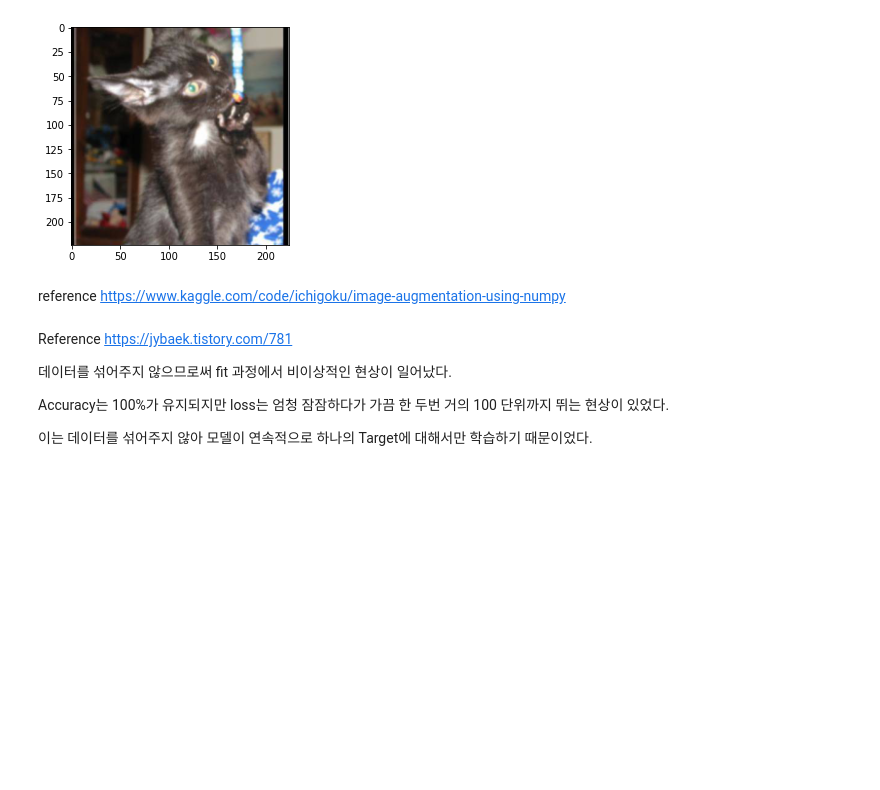
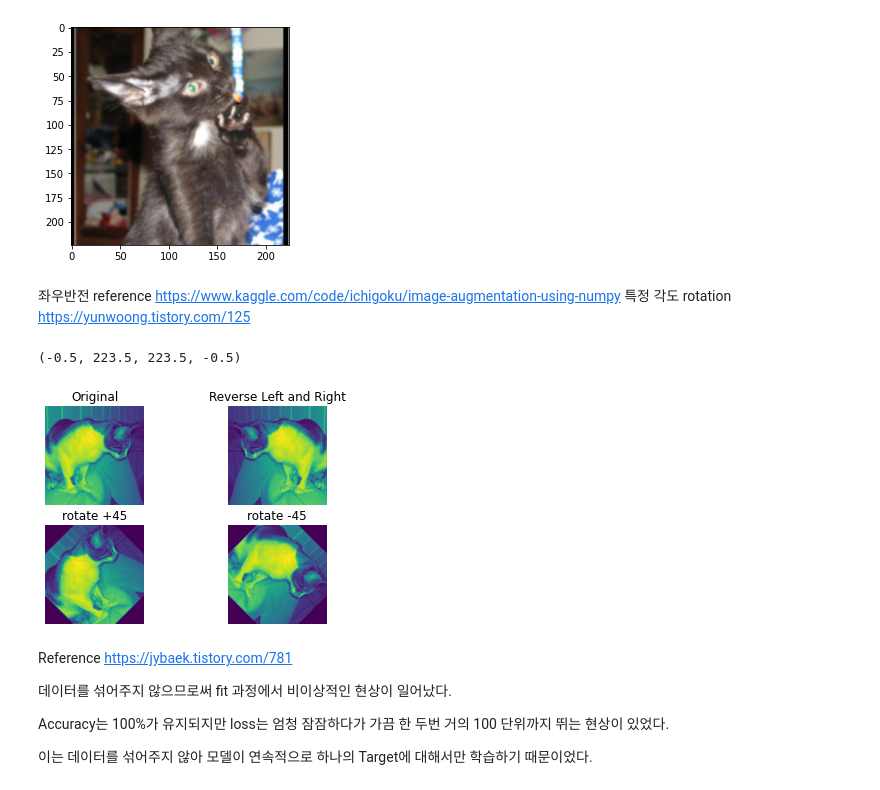
Before and after one commit to drawcodeboy/Cat_n_Dog_Classification, a Jupyter notebook: cat_n_dog_data_preprocessing_ver2.ipynb, the cells around one changed output. Cells and saved outputs as stored; diff of their text form; code cells hidden in the pictures; blank space fills up the shorter version.

```diff
--- a/cat_n_dog_data_preprocessing_ver2.ipynb
+++ b/cat_n_dog_data_preprocessing_ver2.ipynb
@@ -75,20 +63,3 @@ plt.imshow(crop_center(train_set[2]))
 # %% [output]
 <matplotlib.image.AxesImage at 0x...>
 [figure]
-# %%
-train_scaled = []
-
-# Gray Scaling은 영향이 미비하기에 없앰.
-
-for i, img in enumerate(train_set):
-    img_crop = crop_center(img)
-    img_gray = cv2.cvtColor(img_crop, cv2.COLOR_BGR2GRAY)
-    img_crop_flip = np.flipud(img_gray) # Image Augmentation
-    img_crop_rot90 = np.rot90(img_gray)
-    train_scaled.append(img_gray)
-    train_scaled.append(img_crop_flip)
-    train_scaled.append(img_crop_rot90)
-
-train_scaled = np.array(train_scaled)
-
-del train_set # 더 이상 사용하지 않는 train_set 객체 변수 삭제 -> RAM 사용량 줄이기
@@ -95,6 +96,29 @@ del train_set # 더 이상 사용하지 않는 train_set 객체 변수 삭제 ->
 # %% [markdown]
-reference
+좌우반전 reference
 https://www.kaggle.com/code/ichigoku/image-augmentation-using-numpy
+특정 각도 rotation
+https://yunwoong.tistory.com/125
+# %%
+fig, axs = plt.subplots(2, 2)
+
+axs[0][0].imshow(train_scaled[0])
+axs[0][0].set_title('Original')
+axs[0][0].axis('off')
+
+axs[0][1].imshow(train_scaled[1])
+axs[0][1].set_title('Reverse Left and Right')
+axs[0][1].axis('off')
+
+axs[1][0].imshow(train_scaled[2])
+axs[1][0].set_title('rotate +45')
+axs[1][0].axis('off')
+
+axs[1][1].imshow(train_scaled[3])
+axs[1][1].set_title('rotate -45')
+axs[1][1].axis('off')
+# %% [output]
+(-0.5, 223.5, 223.5, -0.5)
+[figure, added]
 # %%
 test_scaled = []
 
```
Also changed, not shown: parts of 7 cells of this notebook.
